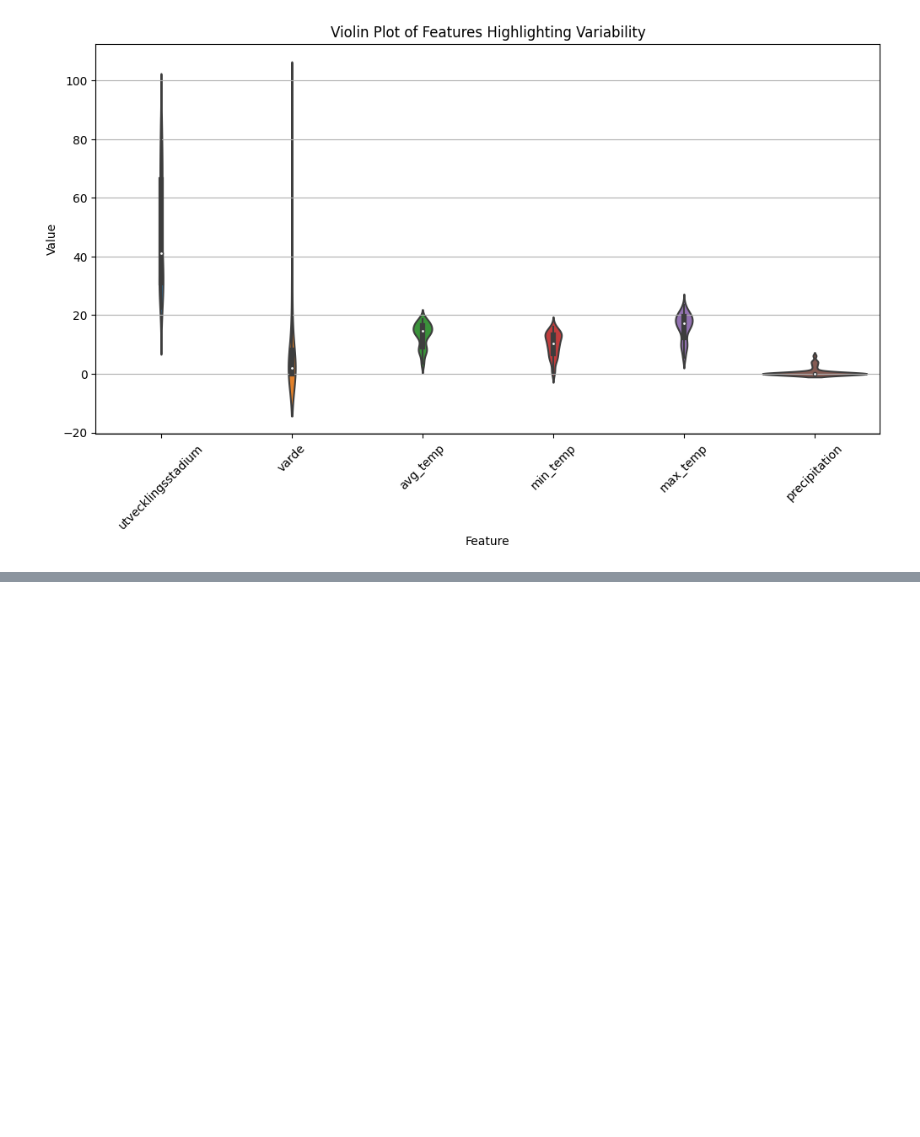
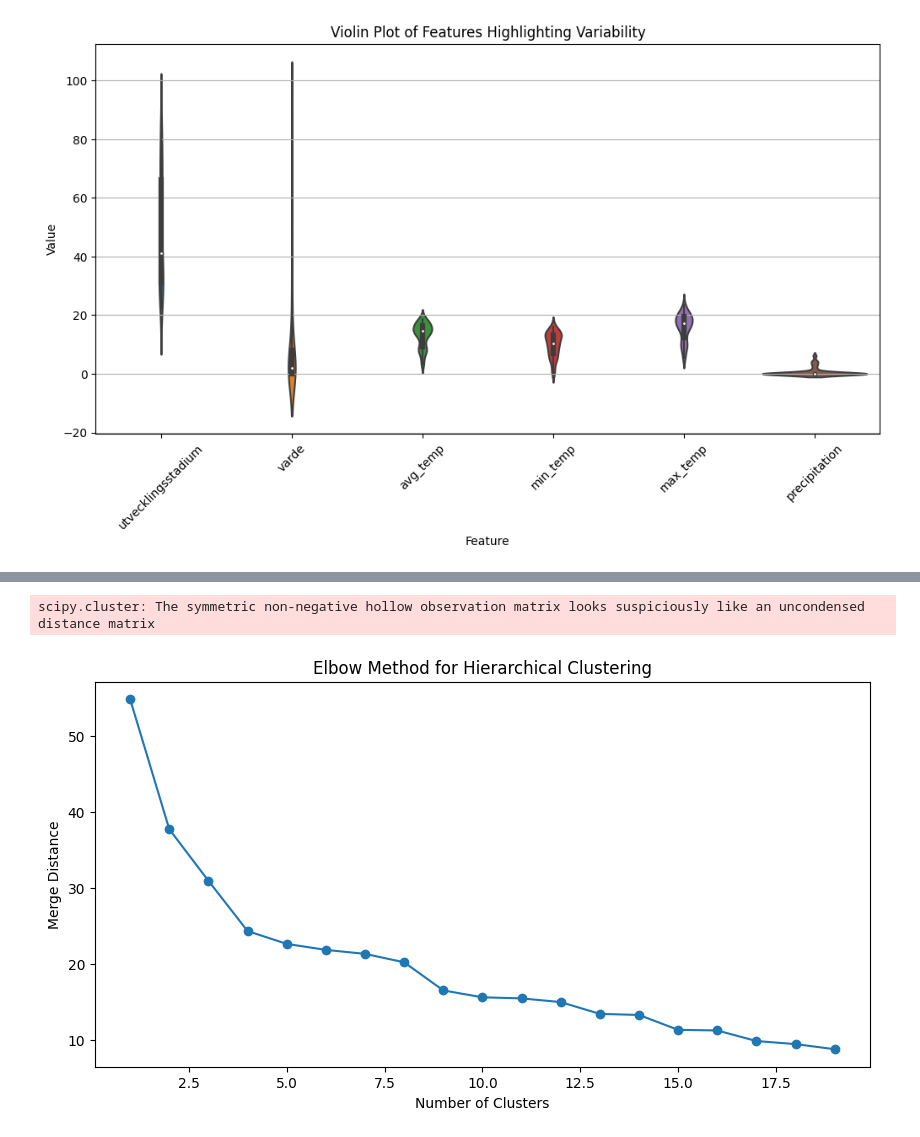
Before and after one commit to mosmar99/Pest-Outbrakes, a Jupyter notebook: play.ipynb, the cells around one changed output, grey strips where cells are left out. Saved outputs shown, nothing was run; the diff lists cells and outputs as text; code cells hidden in the pictures; blank space fills up the shorter version.

```diff
--- a/play.ipynb
+++ b/play.ipynb
@@ -706,0 +931,21 @@ fig.show()
+# %%
+import numpy as np
+import matplotlib.pyplot as plt
+import scipy.cluster.hierarchy as sch
+
+# Compute linkage matrix (if not already done)
+linkage_matrix = sch.linkage(kl_matrix.values, method='ward')
+
+# Compute the distances at which clusters are formed
+distances = linkage_matrix[:, 2]
+
+# Create an "elbow plot"
+plt.figure(figsize=(10, 5))
+plt.plot(range(1, len(distances) + 1), distances[::-1], marker='o')
+plt.xlabel("Number of Clusters")
+plt.ylabel("Merge Distance")
+plt.title("Elbow Method for Hierarchical Clustering")
+plt.show()
+# %% [output]
+scipy.cluster: The symmetric non-negative hollow observation matrix looks suspiciously like an uncondensed distance matrix
+[figure, added]
```
Also changed, not shown: parts of 16 cells of this notebook.
